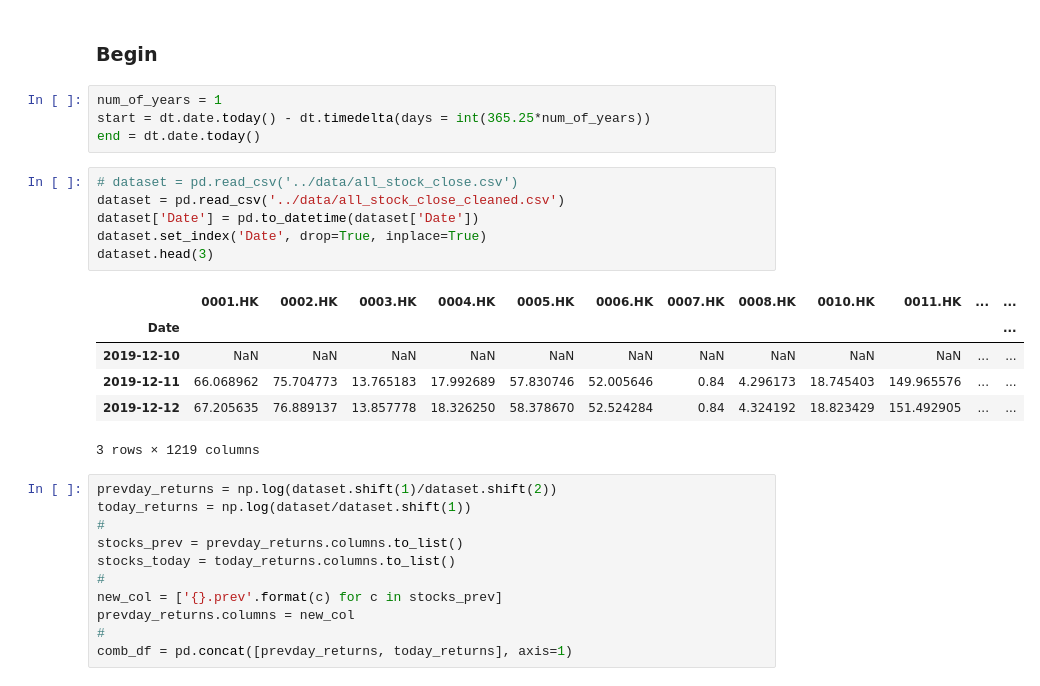
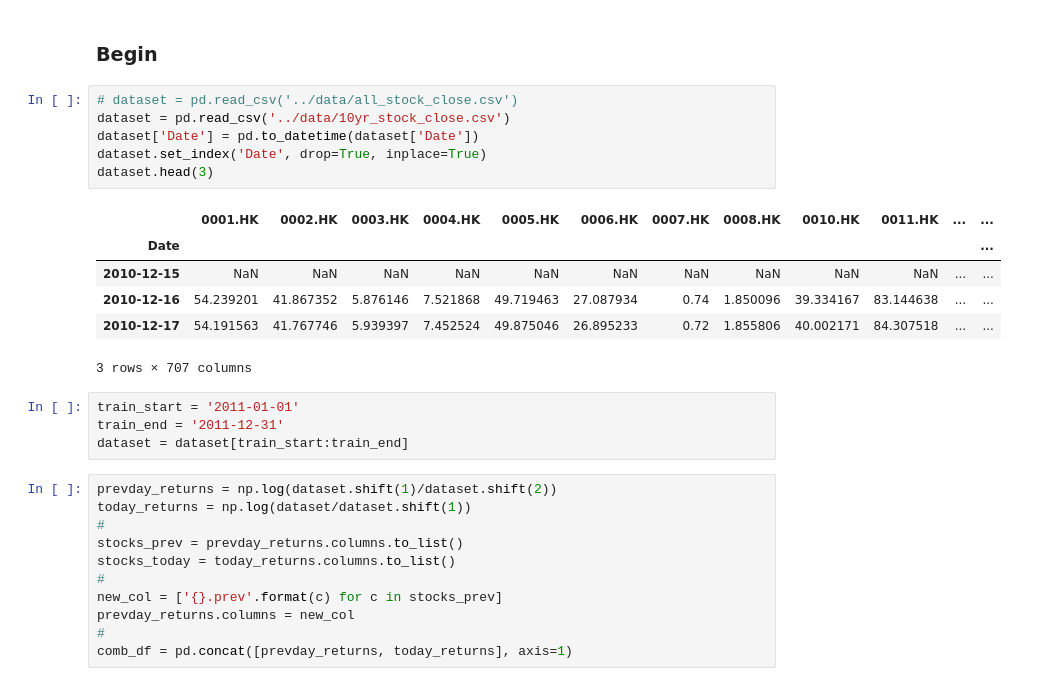
Before and after one commit to winglokhouse/slack-trading, a Jupyter notebook: regression-modified-10-years-history.ipynb, the cells around one changed output. Drawn from its saved outputs; the diff is of its cells as text.

Commit message:
10 year data history - Start

```diff
--- a/regression-modified-AWS-S3-support.ipynb
+++ b/regression-modified-10-years-history.ipynb
@@ -28,22 +28,22 @@ cpu_count()
 # %% [markdown]
 ### Begin
-# %%
-num_of_years = 1
-start = dt.date.today() - dt.timedelta(days = int(365.25*num_of_years))
-end = dt.date.today()
 # %%
 # dataset = pd.read_csv('../data/all_stock_close.csv')
-dataset = pd.read_csv('../data/all_stock_close_cleaned.csv')
+dataset = pd.read_csv('../data/10yr_stock_close.csv')
 dataset['Date'] = pd.to_datetime(dataset['Date'])
 dataset.set_index('Date', drop=True, inplace=True)
 dataset.head(3)
 # %% [output]
 |  | 0001.HK | 0002.HK | 0003.HK | 0004.HK | 0005.HK | 0006.HK | 0007.HK | 0008.HK | 0010.HK | 0011.HK | ... | ... |
 | Date |  |  |  |  |  |  |  |  |  |  |  | ... |
-| 2019-12-10 | NaN | NaN | NaN | NaN | NaN | NaN | NaN | NaN | NaN | NaN | ... | ... |
-| 2019-12-11 | 66.068962 | 75.704773 | 13.765183 | 17.992689 | 57.830746 | 52.005646 | 0.84 | 4.296173 | 18.745403 | 149.965576 | ... | ... |
-| 2019-12-12 | 67.205635 | 76.889137 | 13.857778 | 18.326250 | 58.378670 | 52.524284 | 0.84 | 4.324192 | 18.823429 | 151.492905 | ... | ... |
+| 2010-12-15 | NaN | NaN | NaN | NaN | NaN | NaN | NaN | NaN | NaN | NaN | ... | ... |
+| 2010-12-16 | 54.239201 | 41.867352 | 5.876146 | 7.521868 | 49.719463 | 27.087934 | 0.74 | 1.850096 | 39.334167 | 83.144638 | ... | ... |
+| 2010-12-17 | 54.191563 | 41.767746 | 5.939397 | 7.452524 | 49.875046 | 26.895233 | 0.72 | 1.855806 | 40.002171 | 84.307518 | ... | ... |
-3 rows × 1219 columns
+3 rows × 707 columns
+# %%
+train_start = '2011-01-01'
+train_end = '2011-12-31'
+dataset = dataset[train_start:train_end]
 # %%
 prevday_returns = np.log(dataset.shift(1)/dataset.shift(2))
 today_returns = np.log(dataset/dataset.shift(1))
```
Also changed, not shown: parts of 11 cells of this notebook, 3 other files.
